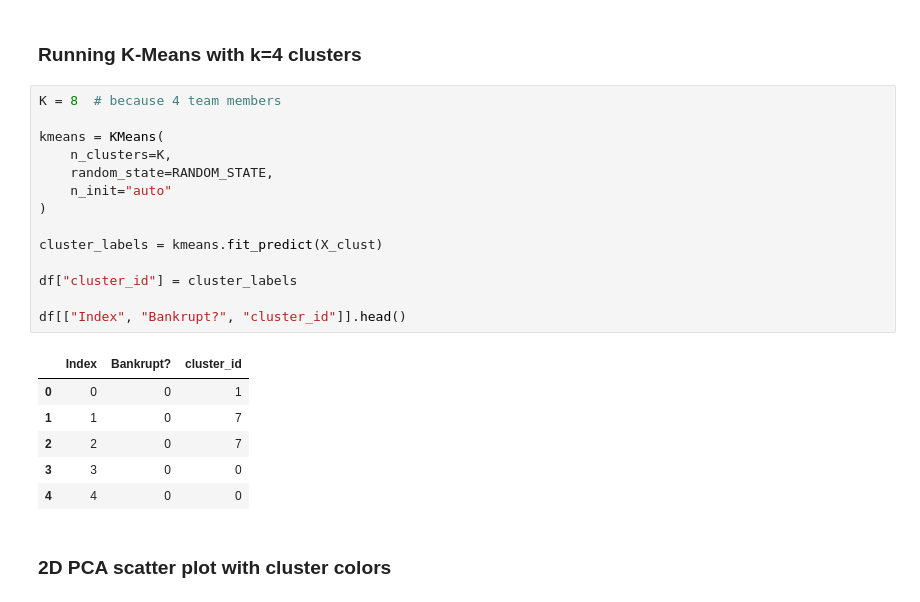
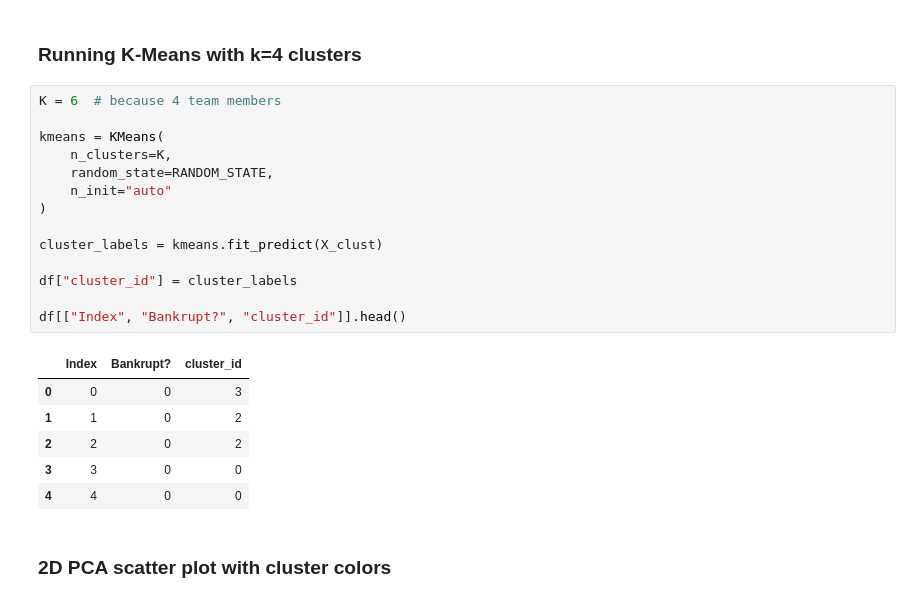
Before and after one commit to ParthGadekar0631/Corporate-Bankruptcy-Prediction-System, a Jupyter notebook: Group4_TrainingData.ipynb, the cells around one changed output. Drawn from its saved outputs; the diff is of its cells as text.

```diff
--- a/Group4_TrainingData.ipynb
+++ b/Group4_TrainingData.ipynb
@@ -246,24 +246,24 @@ Saved: models/preprocessing_clustering.joblib
 # %% [markdown]
 ### Running K-Means with k=4 clusters
 # %%
-K = 8  # because 4 team members
+K = 6  # because 4 team members
 
 kmeans = KMeans(
     n_clusters=K,
     random_state=RANDOM_STATE,
     n_init="auto"
 )
 
 cluster_labels = kmeans.fit_predict(X_clust)
 
 df["cluster_id"] = cluster_labels
 
 df[["Index", "Bankrupt?", "cluster_id"]].head()
 # %% [output]
 |  | Index | Bankrupt? | cluster_id |
-| 0 | 0 | 0 | 1 |
-| 1 | 1 | 0 | 7 |
-| 2 | 2 | 0 | 7 |
+| 0 | 0 | 0 | 3 |
+| 1 | 1 | 0 | 2 |
+| 2 | 2 | 0 | 2 |
 | 3 | 3 | 0 | 0 |
 | 4 | 4 | 0 | 0 |
 # %% [markdown]
```
Also changed, not shown: parts of 9 cells of this notebook, 11 other files.
